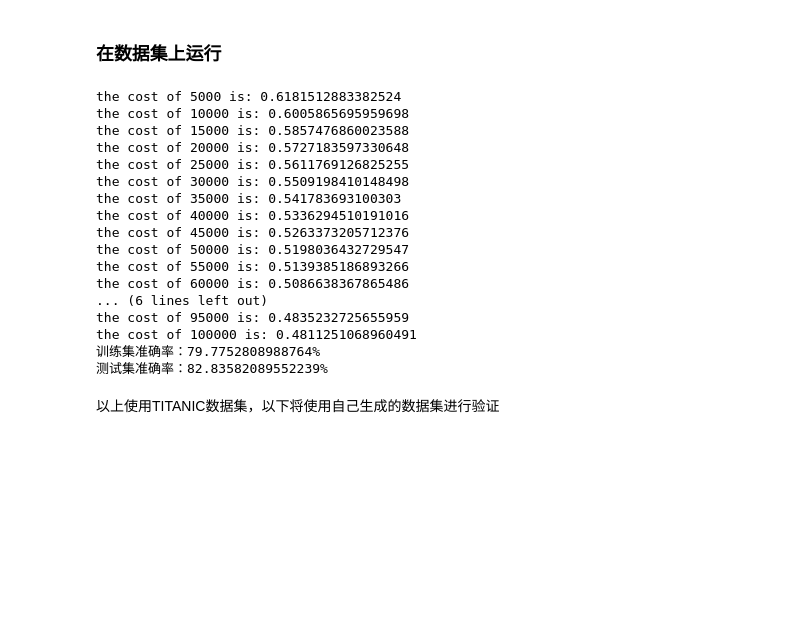
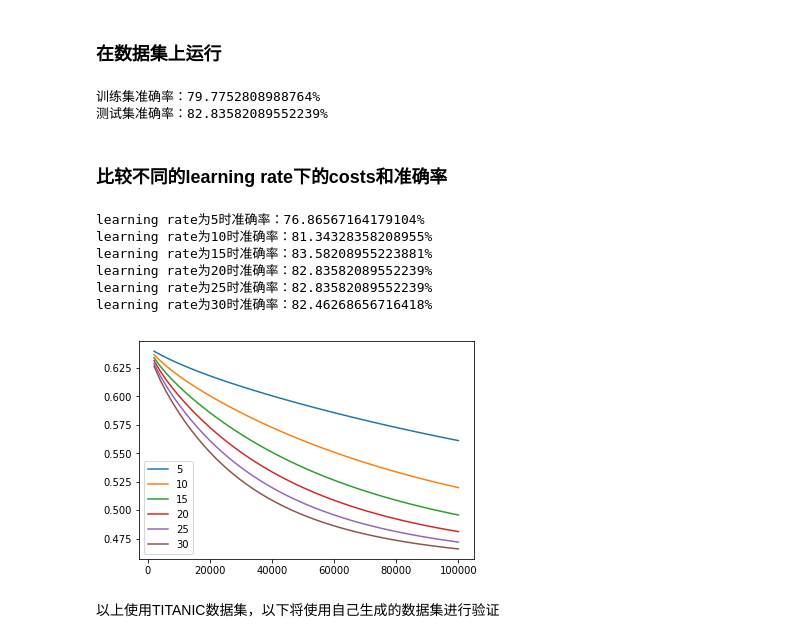
Before and after one commit to CN-GuoZiyang/machine-learning, a Jupyter notebook: ML_Lab2/ML_Lab2.ipynb, the cells around one changed output. Drawn from its saved outputs; the diff is of its cells as text; code cells hidden in the pictures; blank space fills up the shorter version.

```diff
--- a/ML_Lab2/ML_Lab2.ipynb
+++ b/ML_Lab2/ML_Lab2.ipynb
@@ -81,11 +83,11 @@ def propagate(w, b, X, Y, theta):
     # 前向传播
     theta = 1e-5
     A = mapping((np.dot(w.T, X) + b ) * theta)
-    cost = -1 / m * np.sum(Y * np.log(A) + (1 - Y) * np.log(1 - A))
+    cost = -1 / m * np.sum(Y * np.log(A) + (1 - Y) * np.log(1 - A)) #+ theta/(2*m)*np.dot(w.T, w)
 
     # 计算梯度，反向传播
-    dw = 1 / m * np.dot(X, (A - Y).T) + theta
-    db = 1 / m * np.sum(A - Y) + theta
+    dw = 1 / m * np.dot(X, (A - Y).T) #+ theta/m*w
+    db = 1 / m * np.sum(A - Y)
 
     cost = np.squeeze(cost)
 
@@ -98,6 +100,7 @@ def propagate(w, b, X, Y, theta):
 ### 训练过程
 # %%
 def optimize(w, b, X, Y, num_iterations, learning_rate, theta):
+    costs = []
     for i in range(num_iterations):
         grad, cost = propagate(w, b, X, Y, theta)
 
@@ -108,14 +111,14 @@ def optimize(w, b, X, Y, num_iterations, learning_rate, theta):
         w = w - learning_rate * dw
         b = b - learning_rate * db
 
-        if (i+1)%5000 == 0:
-            print('the cost of ' + str(i+1) + ' is: ' + str(cost))
+        if (i+1)%2000 == 0:
+            costs.append(cost)
 
     params = {
         "w": w,
         "b": b
     }
-    return params
+    return params, costs
 # %% [markdown]
 ### 根据现有模型预测测试集并给出正确率
 # %%
@@ -132,7 +135,7 @@ learning_rate = 20
 
 w, b = initialize_with_zeros(X_train.shape[0])
 
-params = optimize(w, b, X_train, Y_train, num_iterations, learning_rate, np.exp(-18))
+params, costs = optimize(w, b, X_train, Y_train, num_iterations, learning_rate, np.exp(-18))
 
 w = params["w"]
 b = params["b"]
@@ -140,23 +143,35 @@ b = params["b"]
 print('训练集准确率：' + str(predict(w, b, X_train, Y_train)) + '%')
 print('测试集准确率：' + str(predict(w, b, X_test, Y_test)) + '%')
 # %% [output]
-the cost of 5000 is: 0.6181512883382524
-the cost of 10000 is: 0.6005865695959698
-the cost of 15000 is: 0.5857476860023588
-the cost of 20000 is: 0.5727183597330648
-the cost of 25000 is: 0.5611769126825255
-the cost of 30000 is: 0.5509198410148498
-the cost of 35000 is: 0.541783693100303
-the cost of 40000 is: 0.5336294510191016
-the cost of 45000 is: 0.5263373205712376
-the cost of 50000 is: 0.5198036432729547
-the cost of 55000 is: 0.5139385186893266
-the cost of 60000 is: 0.5086638367865486
-... (6 lines left out)
-the cost of 95000 is: 0.4835232725655959
-the cost of 100000 is: 0.4811251068960491
 训练集准确率：79.7752808988764%
 测试集准确率：82.83582089552239%
+# %% [markdown]
+### 比较不同的learning rate下的costs和准确率
+# %%
+num_iterations = 100000
+costss = []
+
+for i in [5, 10, 15, 20, 25, 30]:
+    w, b = initialize_with_zeros(X_train.shape[0])
+    params, costs = optimize(w, b, X_train, Y_train, num_iterations, i, np.exp(-18))
+    w = params["w"]
+    b = params["b"]
+    print('learning rate为' + str(i) + '时准确率：' + str(predict(w, b, X_test, Y_test)) + '%')
+    costss.append(costs)
+
+x_label = [i*2000 for i in range(1, 51)]
+for i in range(len(costss)):
+    plt.plot(x_label, costss[i], label=str((i+1)*5))
+plt.legend()
+plt.show()
+# %% [output]
+learning rate为5时准确率：76.86567164179104%
+learning rate为10时准确率：81.34328358208955%
+learning rate为15时准确率：83.58208955223881%
+learning rate为20时准确率：82.83582089552239%
+learning rate为25时准确率：82.83582089552239%
+learning rate为30时准确率：82.46268656716418%
+[figure, added]
 # %% [markdown]
 以上使用TITANIC数据集，以下将使用自己生成的数据集进行验证
 # %% [markdown]
```
Also changed, not shown: parts of 4 cells of this notebook, 2 other files.
